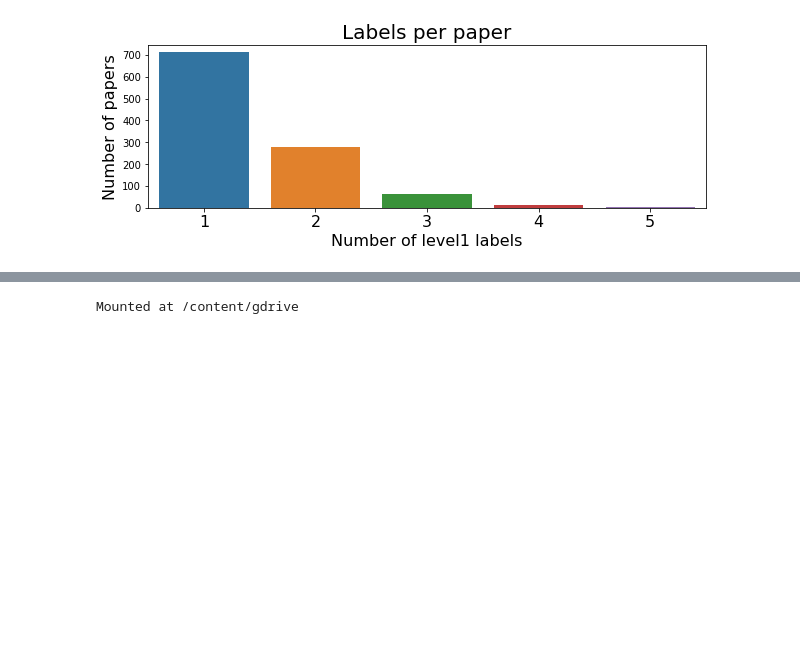
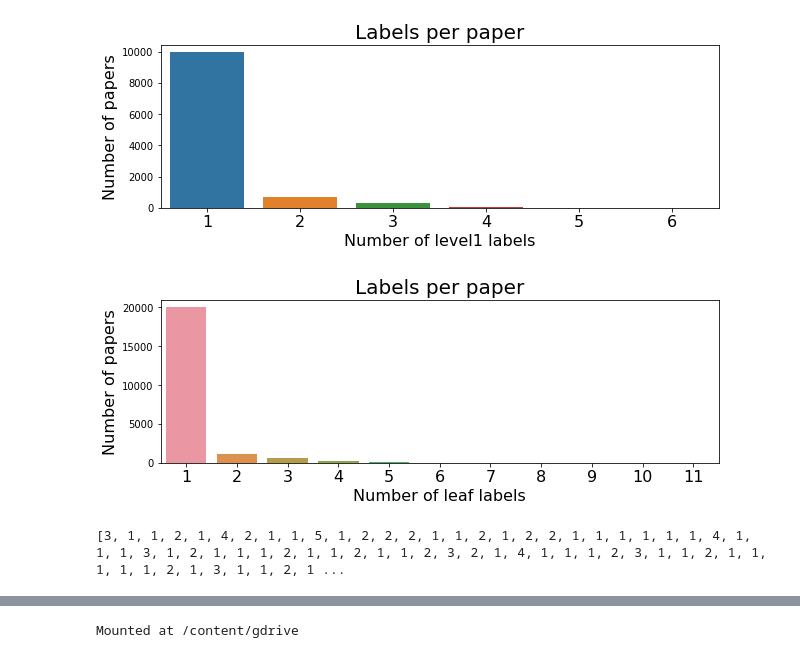
Before and after one commit to nasa-petal/search-engine, a Jupyter notebook: data-exploration-and-cleaning.ipynb, the cells around one changed output, grey strips where cells are left out. Cells and saved outputs as stored; diff of their text form; code cells hidden in the pictures; blank space fills up the shorter version.

```diff
--- a/data-exploration-and-cleaning.ipynb
+++ b/data-exploration-and-cleaning.ipynb
@@ -46,7 +46,8 @@ df.head()
 | 4 | 2160542693 | ['galactan', 'coralline algae', '... | ['Journal of Phycology'] | [1790079306, 2557664461, 18990249... | [2001396309, 2057007315, 19688346... | ['differences', 'polysaccharide',... | ['articulated', 'coralline', 'cal... | 4 | 10.1111/J.1529-8817.2010.00828.X | ['The Journal of Experimental Bio... | ... |
 # %%
 # Drop all non-feature columns
-non_feat = ['paper', 'title', 'abstract', 'petalID', 'doi', 'level2', 'level3', 'url', 'isBiomimicry', 'fullDocLink', 'isOpenAccess']
+non_feat = ['paper', 'title', 'abstract', 'petalID', 'doi', 'url', 'fullDocLink', 'isOpenAccess']
+#non_feat = ['paper', 'title', 'abstract', 'petalID', 'doi', 'level2', 'level3', 'url', 'isBiomimicry', 'fullDocLink', 'isOpenAccess']
 df.drop(non_feat, axis=1, inplace=True)
 df.head()
 # %% [output]
@@ -171,0 +295,9 @@ df.head()
+# %%
+lvl1_labels = list(set_of_items1b)
+leaf_labels = list(set.union(set_of_items2, set_of_items3))
+
+print('Level1 Labels')
+print(lvl1_labels)
+
+print('Leaf Labels')
+print(leaf_labels)
@@ -253,19 +400,33 @@ warnings.filterwarnings("ignore")
 # %%
 # Number of labels per paper
 # https://colab.research.google.com/github/GokuMohandas/MLOps/blob/main/notebooks/tagifai.ipynb#scrollTo=NgMGuIQrNkSV
 
-labels = tuple(labels)
+labels = tuple(lvl1_labels)
 num_tags_per_project = [len(labels) for labels in df.level1]
 num_tags, num_projects = zip(*Counter(num_tags_per_project).items())
 plt.figure(figsize=(10, 3))
 ax = sns.barplot(list(num_tags), list(num_projects))
 plt.title("Labels per paper", fontsize=20)
 plt.xlabel("Number of level1 labels", fontsize=16)
 ax.set_xticklabels(range(1, len(num_tags)+1), rotation=0, fontsize=16)
 plt.ylabel("Number of papers", fontsize=16)
 plt.show()
+
+labels = tuple(leaf_labels)
+num_tags_per_project = [len(labels) for labels in df.level2] + [len(labels) for labels in df.level3]
+num_tags, num_projects = zip(*Counter(num_tags_per_project).items())
+plt.figure(figsize=(10, 3))
+ax = sns.barplot(list(num_tags), list(num_projects))
+plt.title("Labels per paper", fontsize=20)
+plt.xlabel("Number of leaf labels", fontsize=16)
+ax.set_xticklabels(range(1, len(num_tags)+1), rotation=0, fontsize=16)
+plt.ylabel("Number of papers", fontsize=16)
+plt.show()
+print(num_tags_per_project)
 # %% [output]
-[figure, old version]
+[figure, new version]
+[figure, added]
+[3, 1, 1, 2, 1, 4, 2, 1, 1, 5, 1, 2, 2, 2, 1, 1, 2, 1, 2, 2, 1, 1, 1, 1, 1, 1, 4, 1, 1, 1, 3, 1, 2, 1, 1, 1, 2, 1, 1, 2, 1, 1, 2, 3, 2, 1, 4, 1, 1, 1, 2, 3, 1, 1, 2, 1, 1, 1, 1, 1, 2, 1, 3, 1, 1, 2, 1 ...
 # %%
 # Distribution of labels
 # https://colab.research.google.com/github/GokuMohandas/MLOps/blob/main/notebooks/tagifai.ipynb#scrollTo=NgMGuIQrNkSV
```
Also changed, not shown: parts of 13 cells of this notebook, 5 other files.
